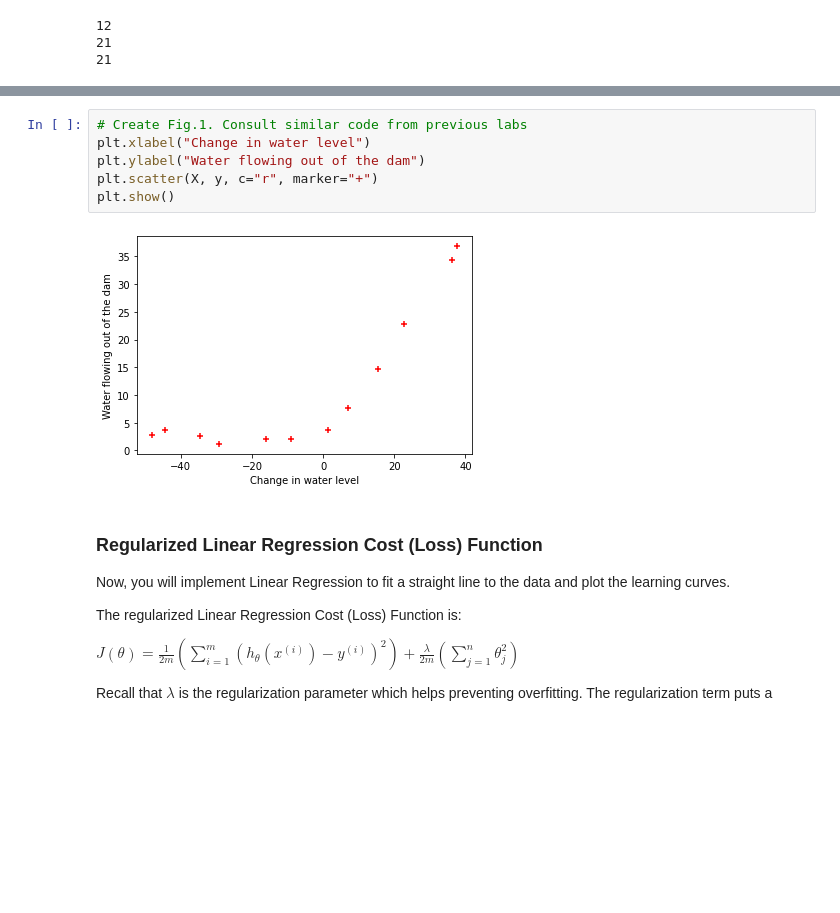
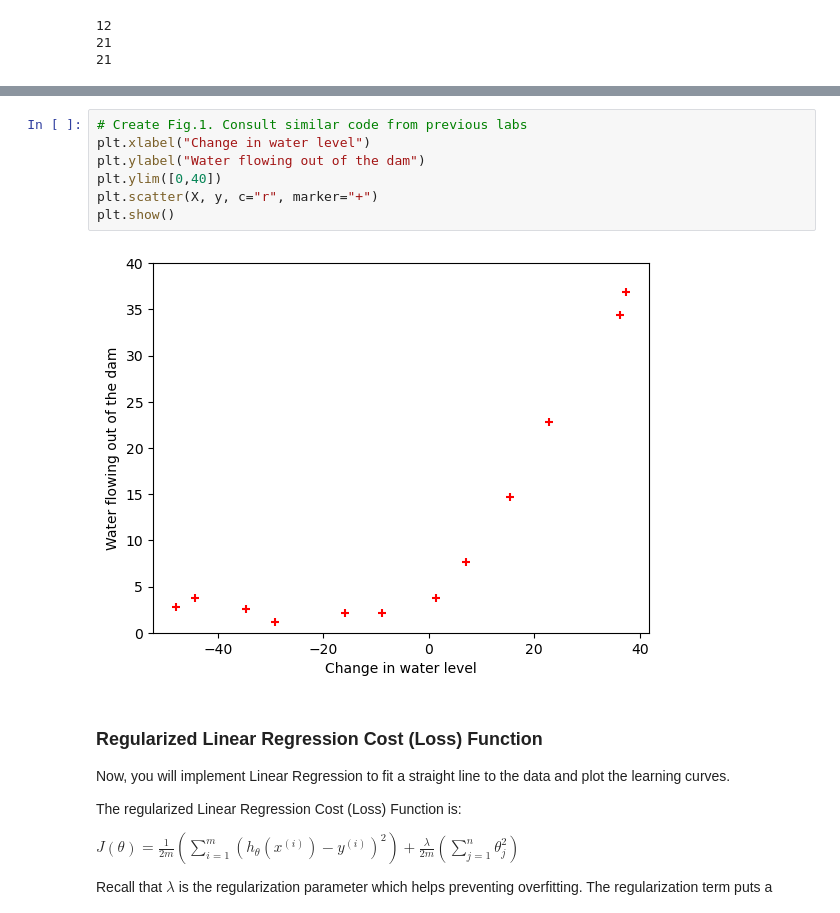
Before and after one commit to renanaferreira/FAA-repository, a Jupyter notebook: 05-ML-Bias-Variance/ML_BiasVariance.ipynb, the cells around one changed output, grey strips where cells are left out. Cells and saved outputs as stored; diff of their text form; blank space fills up the shorter version.

```diff
--- a/05-ML-Bias-Variance/ML_BiasVariance.ipynb
+++ b/05-ML-Bias-Variance/ML_BiasVariance.ipynb
@@ -59,11 +59,12 @@ Plot the training data and get a figure similar to Fig.1.
 # %%
 # Create Fig.1. Consult similar code from previous labs
 plt.xlabel("Change in water level")
 plt.ylabel("Water flowing out of the dam")
+plt.ylim([0,40])
 plt.scatter(X, y, c="r", marker="+")
 plt.show()
 # %% [output]
-[figure, old version]
+[figure, new version]
 # %% [markdown]
 ### Regularized Linear Regression Cost (Loss) Function
 
```
Also changed, not shown: parts of 10 cells of this notebook, 19 other files.
